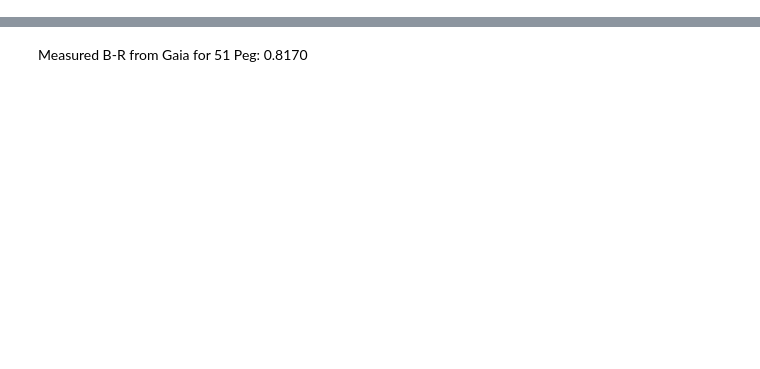
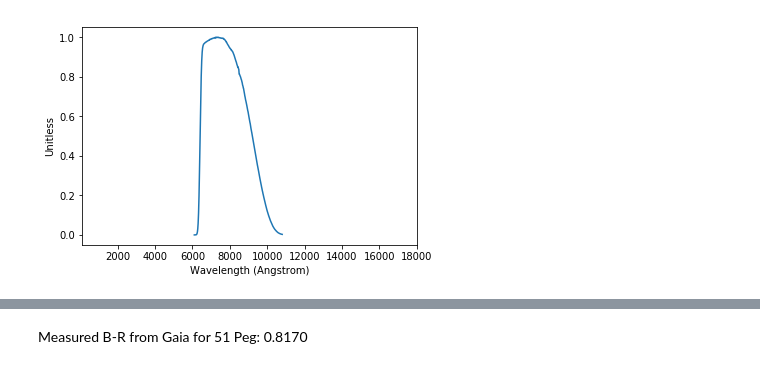
Before and after one commit to bmorris3/halp, a Jupyter notebook: synphot.ipynb, the cells around one changed output, grey strips where cells are left out. Saved outputs shown, nothing was run; the diff lists cells and outputs as text; code cells hidden in the pictures; blank space fills up the shorter version.

```diff
--- a/synphot.ipynb
+++ b/synphot.ipynb
@@ -27,0 +43,4 @@ f = units.convert_flux(wavelength, flux, units.FLAM, vegaspec=v)
+# %%
+bp_r.plot(left=100, right=18000)
+# %% [output]
+[figure, added]
```
Also changed, not shown: parts of 15 cells of this notebook, 1 other file.
